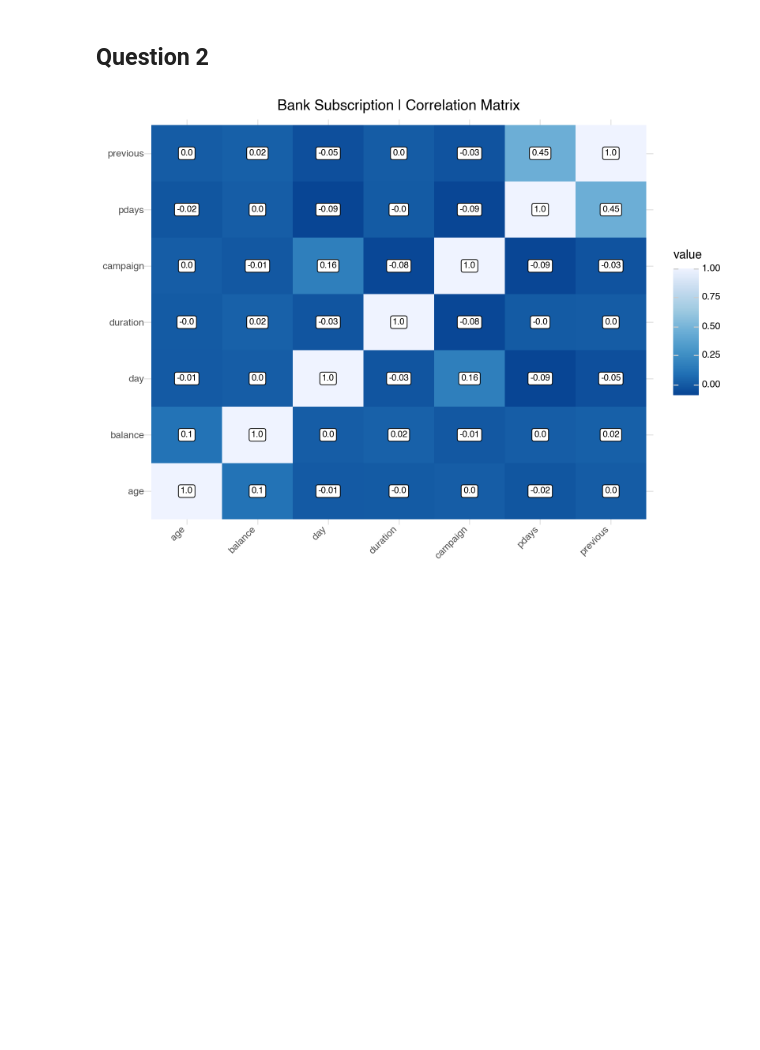
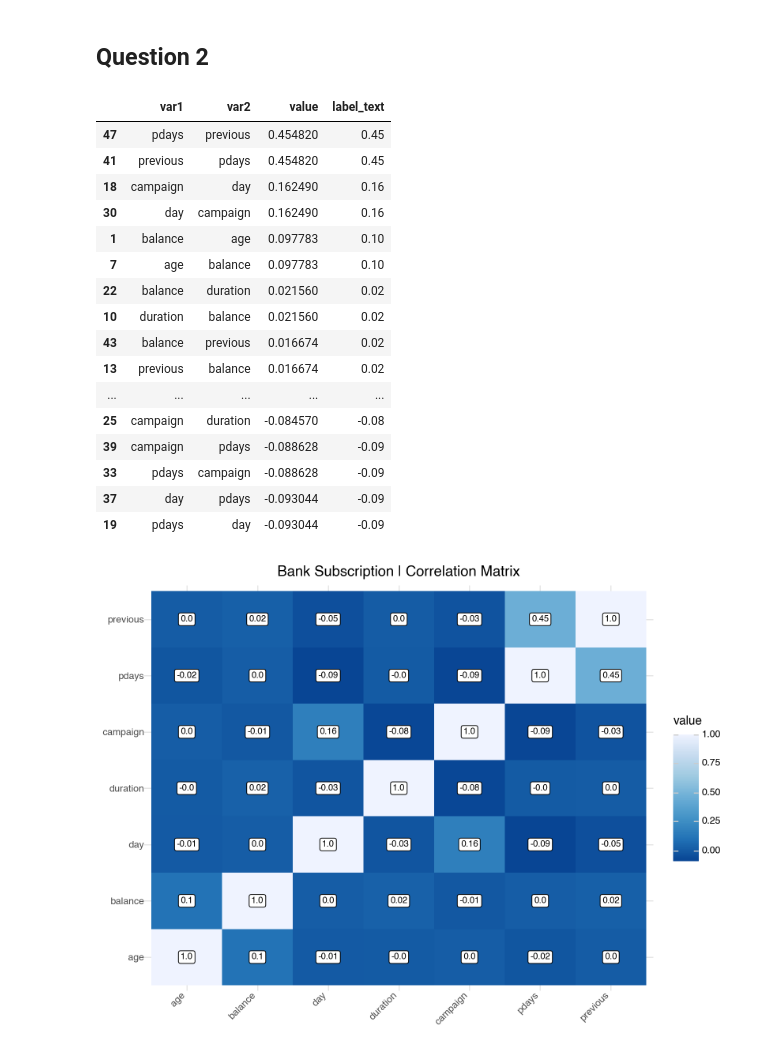
Before and after one commit to VADI88/ML-Learning-Zoomcamp, a Jupyter notebook: notebooks/03-week/03-week-homework.ipynb, the cells around one changed output. Saved outputs shown, nothing was run; the diff lists cells and outputs as text; code cells hidden in the pictures; blank space fills up the shorter version.

```diff
--- a/notebooks/03-week/03-week-homework.ipynb
+++ b/notebooks/03-week/03-week-homework.ipynb
@@ -115,6 +115,27 @@ tidy_corr = long_format_corr\
     .assign(
 
 )
+# %%
+tidy_corr\
+    .query('value<1').sort_values(by='value',ascending=False)
+# %% [output]
+|  | var1 | var2 | value | label_text |
+| 47 | pdays | previous | 0.454820 | 0.45 |
+| 41 | previous | pdays | 0.454820 | 0.45 |
+| 18 | campaign | day | 0.162490 | 0.16 |
+| 30 | day | campaign | 0.162490 | 0.16 |
+| 1 | balance | age | 0.097783 | 0.10 |
+| 7 | age | balance | 0.097783 | 0.10 |
+| 22 | balance | duration | 0.021560 | 0.02 |
+| 10 | duration | balance | 0.021560 | 0.02 |
+| 43 | balance | previous | 0.016674 | 0.02 |
+| 13 | previous | balance | 0.016674 | 0.02 |
+| ... | ... | ... | ... | ... |
+| 25 | campaign | duration | -0.084570 | -0.08 |
+| 39 | campaign | pdays | -0.088628 | -0.09 |
+| 33 | pdays | campaign | -0.088628 | -0.09 |
+| 37 | day | pdays | -0.093044 | -0.09 |
+| 19 | pdays | day | -0.093044 | -0.09 |
 # %%
 list_ordering = ['age', 'balance', 'day', 'duration', 'campaign', 'pdays', 'previous']
 # %%
```
